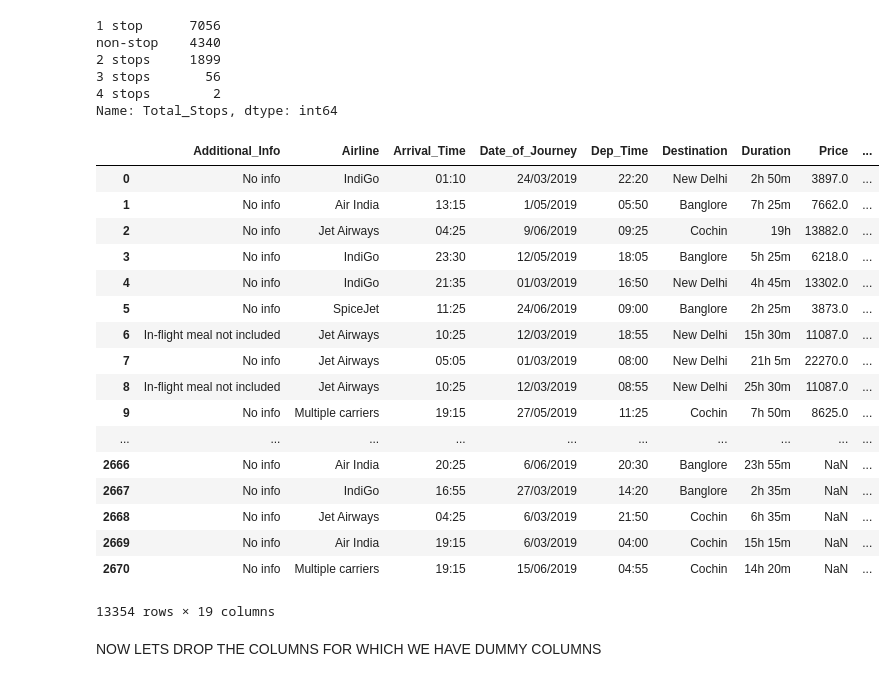
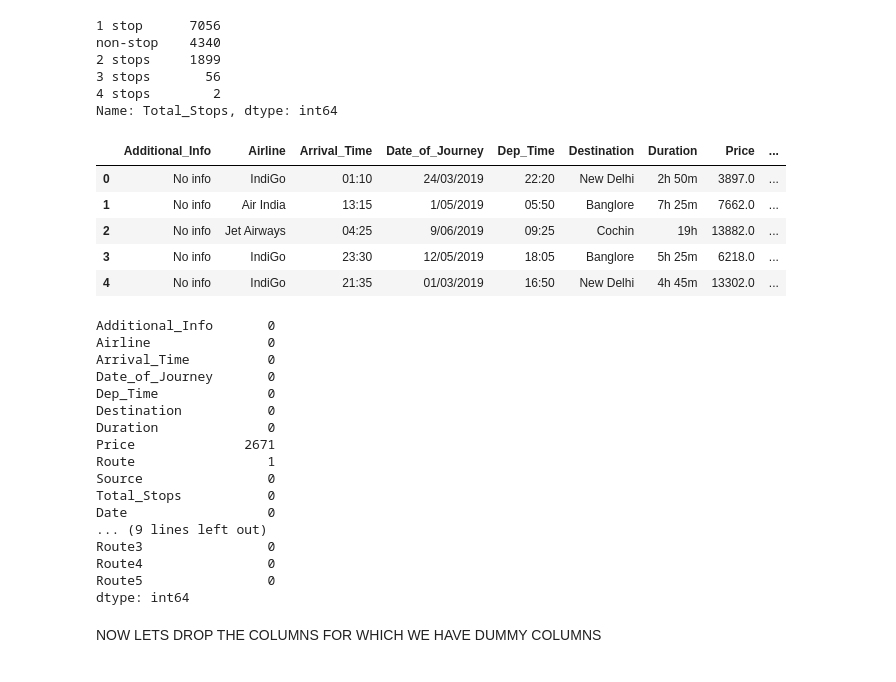
Before and after one commit to tulsyan150/kapiltulsyan, a Jupyter notebook: EVALPROJECT_17.ipynb, the cells around one changed output. Drawn from its saved outputs; the diff is of its cells as text; code cells hidden in the pictures.

```diff
--- a/EVALPROJECT_17.ipynb
+++ b/EVALPROJECT_17.ipynb
@@ -127,23 +127,11 @@ final_df["Stop"]=final_df["Total_Stops"].str.split(' ').str[0]
 # %%
 final_df["Stop"]=final_df["Stop"].astype(int)
 # %%
-final_df
+final_df.head()
 # %% [output]
 |  | Additional_Info | Airline | Arrival_Time | Date_of_Journey | Dep_Time | Destination | Duration | Price | ... |
 | 0 | No info | IndiGo | 01:10 | 24/03/2019 | 22:20 | New Delhi | 2h 50m | 3897.0 | ... |
 | 1 | No info | Air India | 13:15 | 1/05/2019 | 05:50 | Banglore | 7h 25m | 7662.0 | ... |
 | 2 | No info | Jet Airways | 04:25 | 9/06/2019 | 09:25 | Cochin | 19h | 13882.0 | ... |
 | 3 | No info | IndiGo | 23:30 | 12/05/2019 | 18:05 | Banglore | 5h 25m | 6218.0 | ... |
 | 4 | No info | IndiGo | 21:35 | 01/03/2019 | 16:50 | New Delhi | 4h 45m | 13302.0 | ... |
-| 5 | No info | SpiceJet | 11:25 | 24/06/2019 | 09:00 | Banglore | 2h 25m | 3873.0 | ... |
-| 6 | In-flight meal not included | Jet Airways | 10:25 | 12/03/2019 | 18:55 | New Delhi | 15h 30m | 11087.0 | ... |
-| 7 | No info | Jet Airways | 05:05 | 01/03/2019 | 08:00 | New Delhi | 21h 5m | 22270.0 | ... |
-| 8 | In-flight meal not included | Jet Airways | 10:25 | 12/03/2019 | 08:55 | New Delhi | 25h 30m | 11087.0 | ... |
-| 9 | No info | Multiple carriers | 19:15 | 27/05/2019 | 11:25 | Cochin | 7h 50m | 8625.0 | ... |
-| ... | ... | ... | ... | ... | ... | ... | ... | ... | ... |
-| 2666 | No info | Air India | 20:25 | 6/06/2019 | 20:30 | Banglore | 23h 55m | NaN | ... |
-| 2667 | No info | IndiGo | 16:55 | 27/03/2019 | 14:20 | Banglore | 2h 35m | NaN | ... |
-| 2668 | No info | Jet Airways | 04:25 | 6/03/2019 | 21:50 | Cochin | 6h 35m | NaN | ... |
-| 2669 | No info | Air India | 19:15 | 6/03/2019 | 04:00 | Cochin | 15h 15m | NaN | ... |
-| 2670 | No info | Multiple carriers | 19:15 | 15/06/2019 | 04:55 | Cochin | 14h 20m | NaN | ... |
-13354 rows × 19 columns
@@ -150,3 +161,23 @@ final_df
+# %%
+final_df.isnull().sum()
+# %% [output]
+Additional_Info       0
+Airline               0
+Arrival_Time          0
+Date_of_Journey       0
+Dep_Time              0
+Destination           0
+Duration              0
+Price              2671
+Route                 1
+Source                0
+Total_Stops           0
+Date                  0
+... (9 lines left out)
+Route3                0
+Route4                0
+Route5                0
+dtype: int64
 # %% [markdown]
 NOW LETS DROP THE COLUMNS FOR WHICH WE HAVE DUMMY COLUMNS
 # %%
```
Also changed, not shown: parts of 13 cells of this notebook.
